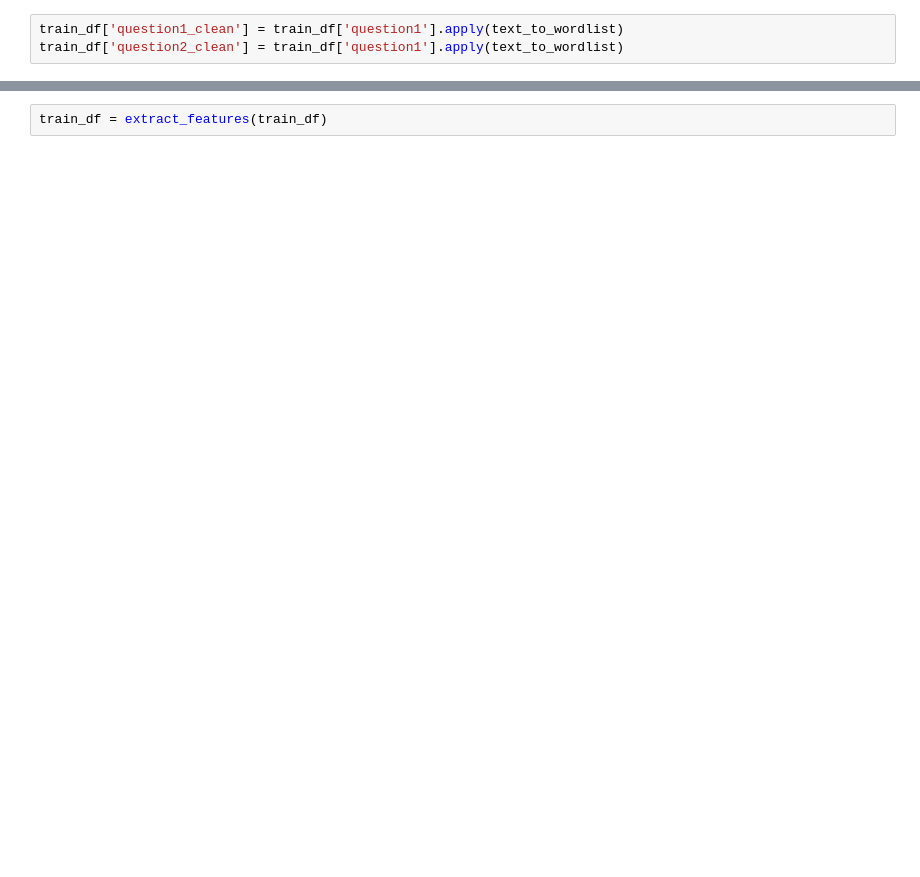
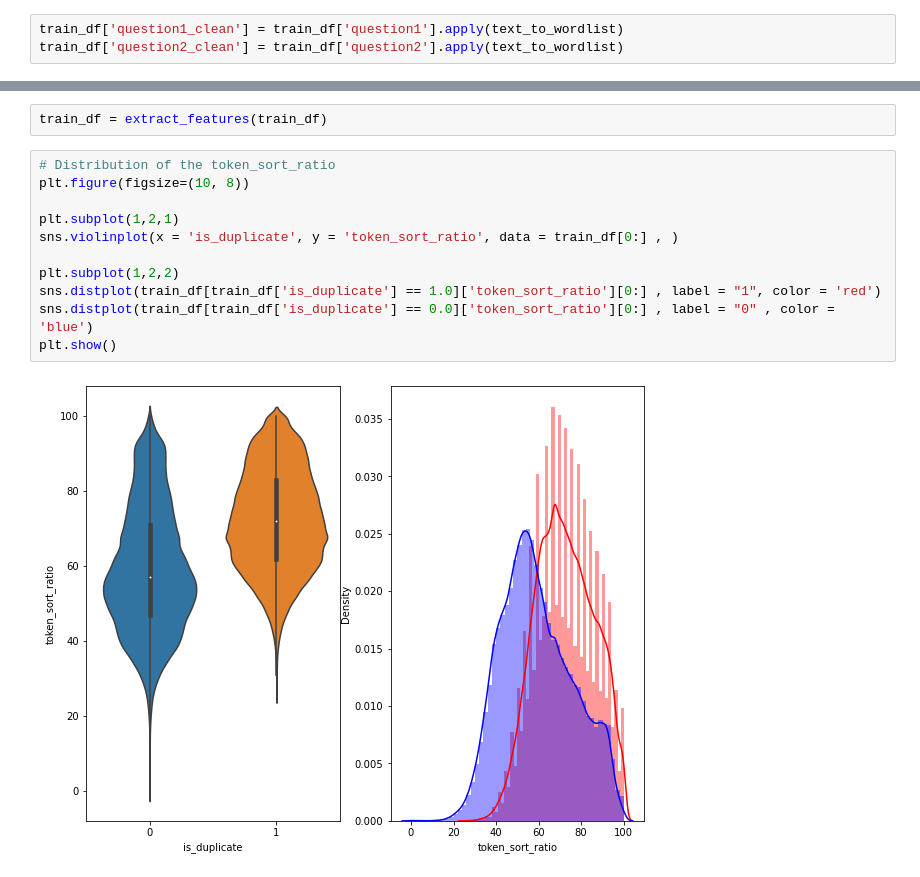
Before and after one commit to malazbw/Kaggle-Notebooks, a Jupyter notebook: Quora Question Pairs/EDA.ipynb, the cells around one changed output, grey strips where cells are left out. Cells and saved outputs as stored; diff of their text form; blank space fills up the shorter version.

```diff
--- a/Quora Question Pairs/EDA.ipynb
+++ b/Quora Question Pairs/EDA.ipynb
@@ -302,4 +276,4 @@ def text_to_wordlist(text, remove_stopwords=False, stem_words=False):
     return(text)
 # %%
 train_df['question1_clean'] = train_df['question1'].apply(text_to_wordlist)
-train_df['question2_clean'] = train_df['question1'].apply(text_to_wordlist)
+train_df['question2_clean'] = train_df['question2'].apply(text_to_wordlist)
@@ -324,3 +301,16 @@ def extract_features (df):
     return df
 # %%
 train_df = extract_features(train_df)
+# %%
+# Distribution of the token_sort_ratio
+plt.figure(figsize=(10, 8))
+
+plt.subplot(1,2,1)
+sns.violinplot(x = 'is_duplicate', y = 'token_sort_ratio', data = train_df[0:] , )
+
+plt.subplot(1,2,2)
+sns.distplot(train_df[train_df['is_duplicate'] == 1.0]['token_sort_ratio'][0:] , label = "1", color = 'red')
+sns.distplot(train_df[train_df['is_duplicate'] == 0.0]['token_sort_ratio'][0:] , label = "0" , color = 'blue')
+plt.show()
+# %% [output]
+[figure, added]
```
Also changed, not shown: parts of 17 cells of this notebook.
